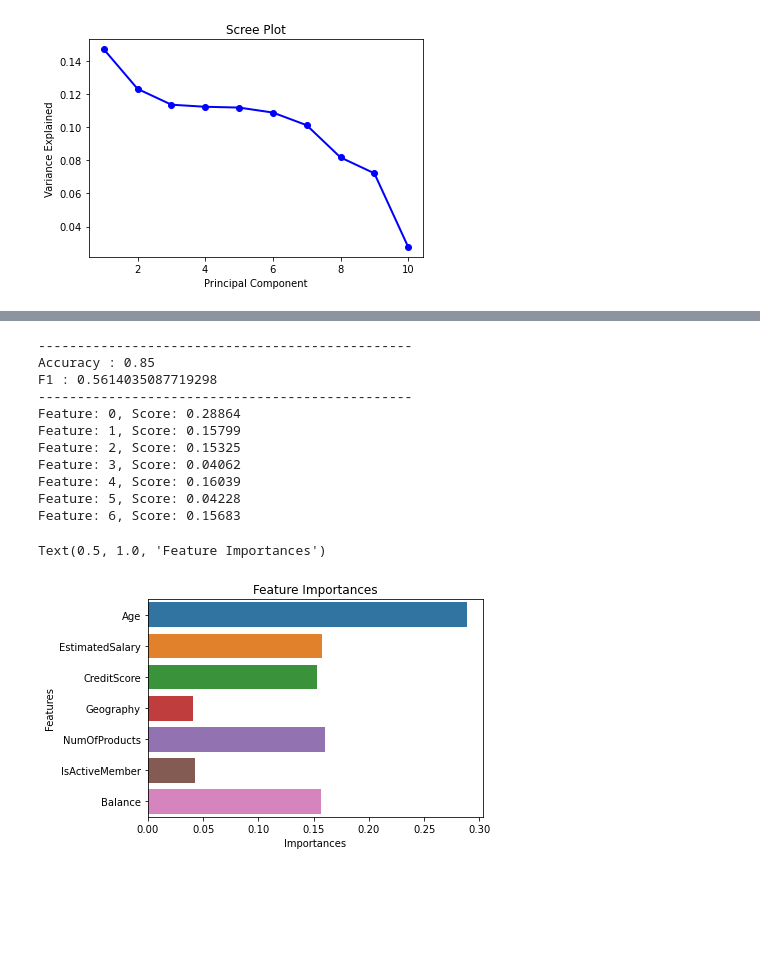
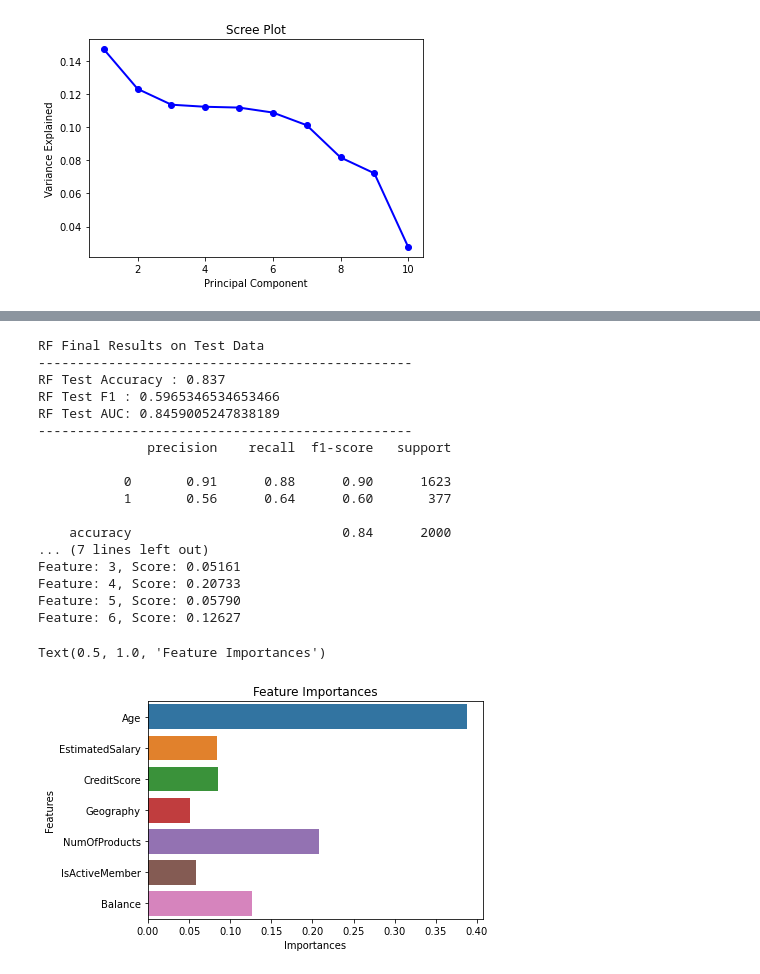
Before and after one commit to davidsroth/1001_capstone, a Jupyter notebook: capstone.ipynb, the cells around one changed output, grey strips where cells are left out. Saved outputs shown, nothing was run; the diff lists cells and outputs as text; code cells hidden in the pictures; blank space fills up the shorter version.

```diff
--- a/capstone.ipynb
+++ b/capstone.ipynb
@@ -113,27 +466,20 @@ features in the blue area: []
 ###########################################
 ### MODEL IMPLEMENTATION, RANDOM FOREST ###
 ###########################################
-
-from sklearn.model_selection import train_test_split
-from sklearn.model_selection import RandomizedSearchCV
-from sklearn import metrics
-import seaborn as sns
-
-x_train, x_test, y_train, y_test = train_test_split(churn_data_x[green_area], churn_data_y, test_size = 0.2, random_state = 20)
 
 ## Random Grid search has already been run, to re-run, turn runRandomGrid to True
 runRandomGrid = False
 
 if runRandomGrid:
     # Number of trees in random forest
-    n_estimators = [int(x) for x in np.linspace(start = 500, stop = 2000, num = 10)]
+    n_estimators = [int(x) for x in np.linspace(start = 1000, stop = 3000, num = 10)]
     # Number of features to consider at every split
     max_features = ['auto', 'sqrt']
     # Maximum number of levels in tree
-    max_depth = [int(x) for x in np.linspace(10, 25, num = 10)]
+    max_depth = [int(x) for x in np.linspace(50, 500, num = 100)]
     max_depth.append(None)
     # Minimum number of samples required at each leaf node
-    min_samples_leaf = [1, 2, 4, 10]
+    min_samples_leaf = [1, 2, 4, 6, 8, 10]
     # Method of selecting samples for training each tree
     bootstrap = [True, False]
     # Create the random grid
@@ -144,51 +490,63 @@ if runRandomGrid:
                 'bootstrap': bootstrap}
 
     # Use the random grid to search for best hyperparameters
-    rf = RandomForestClassifier(class_weight='balanced')
-    rf_random = RandomizedSearchCV(estimator = rf, param_distributions = random_grid, n_iter = 100, cv = 3, verbose=10, random_state=42, n_jobs = -1)
+    rf = RandomForestClassifier()
+    rf_random = RandomizedSearchCV(estimator = rf, param_distributions = random_grid, n_iter = 100, cv = 3, verbose=10, random_state=43, n_jobs = -1)
 
-    rf_random.fit(x_train, y_train)
+    # rf_random.fit(x_train, y_train)
+    rf_random.fit(X_train_SMOTE, y_train_SMOTE)
     rf_random.score(x_test, y_test)
 
     ### Best Params ###
     '''
-    {'n_estimators': 1000,
+    {'n_estimators': 1500,
     'min_samples_leaf': 1,
-    'max_features': 'sqrt',
-    'max_depth': 16,
+    'max_features': 'auto',
+    'max_depth': 25,
     'bootstrap': False}
     '''
 
-classifier = RandomForestClassifier(min_samples_leaf = 1, max_features = 'sqrt', max_depth=16, bootstrap = False, n_estimators = 1000, random_state= 1, class_weight='balanced')
-classifier.fit(x_train, y_train)
+classifier = RandomForestClassifier(min_samples_leaf = 8, min_samples_split = 8, max_features = 'sqrt', max_depth=1500, bootstrap = False, n_estimators = 1500, random_state= 42)
+classifier.fit(X_train_SMOTE, y_train_SMOTE)
 
+print('RF Final Results on Test Data')
 print('------------------------------------------------')
-print('Accuracy :', classifier.score(x_test,y_test))
+print('RF Test Accuracy :', classifier.score(x_test,y_test))
 
 y_preds = classifier.predict(x_test)
 f1_score = metrics.f1_score(y_test, y_preds)
-print('F1 :', f1_score)
+rf_roc_auc = metrics.roc_auc_score(y_test, classifier.predict_proba(x_test)[:,1])
+print('RF Test F1 :', f1_score)
+print('RF Test AUC:', rf_roc_auc)
+print('------------------------------------------------')
+print(classification_report(y_test, y_preds))
 print('------------------------------------------------')
 
 
 for i,v in enumerate(classifier.feature_importances_):
 	print('Feature: %0d, Score: %.5f' % (i,v))
 
 featureImportanceDict = {'Features':green_area,'Importances':list(classifier.feature_importances_)}
 featureImportanceDictDF = pd.DataFrame(featureImportanceDict, columns=['Features','Importances'])
 
 sns.barplot(y='Features', x='Importances', data=featureImportanceDictDF).set_title('Feature Importances')
 # %% [output]
+RF Final Results on Test Data
 ------------------------------------------------
-Accuracy : 0.85
-F1 : 0.5614035087719298
+RF Test Accuracy : 0.837
+RF Test F1 : 0.5965346534653466
+RF Test AUC: 0.8459005247838189
 ------------------------------------------------
-Feature: 0, Score: 0.28864
-Feature: 1, Score: 0.15799
-Feature: 2, Score: 0.15325
-Feature: 3, Score: 0.04062
-Feature: 4, Score: 0.16039
-Feature: 5, Score: 0.04228
-Feature: 6, Score: 0.15683
+              precision    recall  f1-score   support
+
+           0       0.91      0.88      0.90      1623
+           1       0.56      0.64      0.60       377
+
+    accuracy                           0.84      2000
+... (7 lines left out)
+Feature: 3, Score: 0.05161
+Feature: 4, Score: 0.20733
+Feature: 5, Score: 0.05790
+Feature: 6, Score: 0.12627
 Text(0.5, 1.0, 'Feature Importances')
-[figure, old version]
+[figure, new version]
```
Also changed, not shown: parts of 14 cells of this notebook, 11 other files.
